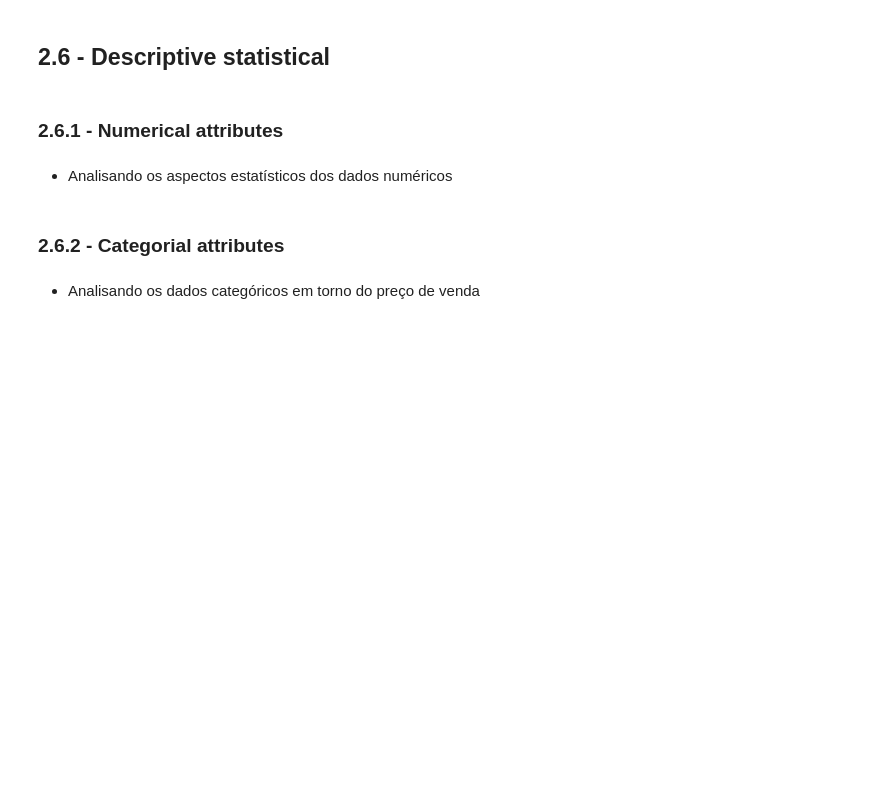
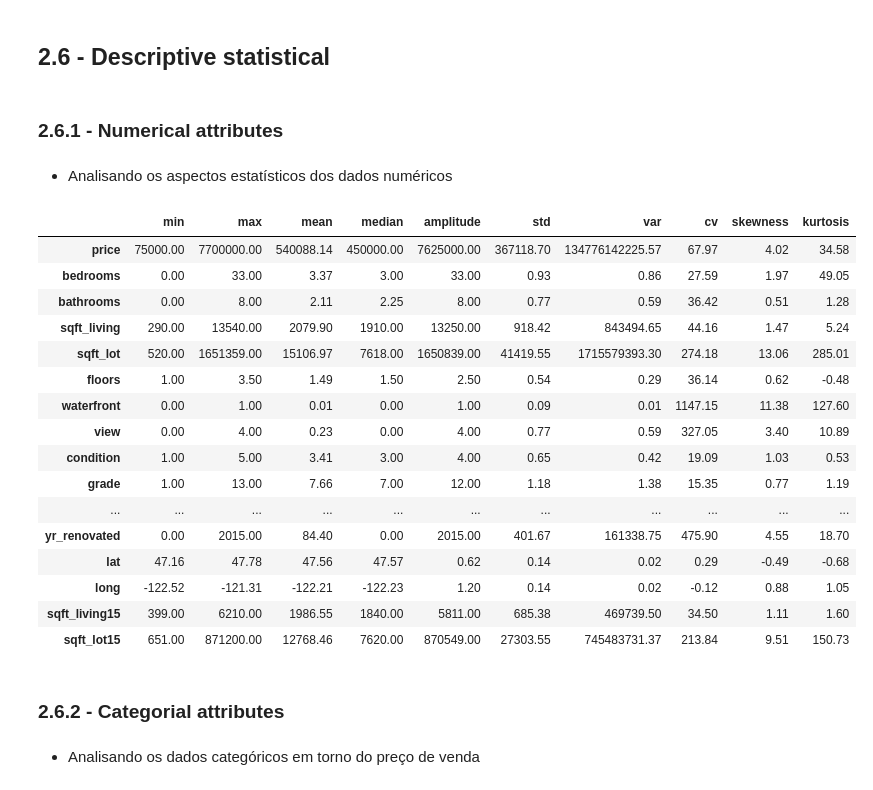
Before and after one commit to Mat004/house_rocket_new, a Jupyter notebook: House Rocket - EDA.ipynb, the cells around one changed output. Cells and saved outputs as stored; diff of their text form; code cells hidden in the pictures; blank space fills up the shorter version.

```diff
--- a/House Rocket - EDA.ipynb
+++ b/House Rocket - EDA.ipynb
@@ -127,30 +187,26 @@ cat_attributes = df1.select_dtypes(exclude=['int64', 'float64'])
 ### 2.6.1 - Numerical attributes
 # %% [markdown]
  - Analisando os aspectos estatísticos dos dados numéricos
-# %%
-def attributes(data):
-    #Medidas de tendência central
-    minimo = num_attributes.apply(np.min)
-    maximo = num_attributes.apply(np.max)
-    media = num_attributes.apply(np.mean)
-    mediana = num_attributes.apply(np.median)
-
-    #Medidas de dispersão
-    amplitude = num_attributes.apply(np.max) - num_attributes.apply(np.min)
-    desvio_padrao = num_attributes.apply(np.std)
-    variancia = num_attributes.apply(np.var)
-    cv = (desvio_padrao / media)*100
-
-    #Medidas de distribuição dos dados
-    skewness = num_attributes.apply(skew)
-    kurt = num_attributes.apply(kurtosis)
-
-    data_attributes = pd.concat([minimo, maximo, media, mediana, amplitude, desvio_padrao, variancia, cv, skewness, kurt], axis=1)
-
-    columns_new = ['min', 'max', 'mean', 'median', 'amplitude', 'std', 'var', 'cv', 'skewness', 'kurtosis']
-    data_attributes.columns=columns_new
-
-    return data_attributes
+# %%
+attributes(num_attributes)
+# %% [output]
+|  | min | max | mean | median | amplitude | std | var | cv | skewness | kurtosis |
+| price | 75000.00 | 7700000.00 | 540088.14 | 450000.00 | 7625000.00 | 367118.70 | 134776142225.57 | 67.97 | 4.02 | 34.58 |
+| bedrooms | 0.00 | 33.00 | 3.37 | 3.00 | 33.00 | 0.93 | 0.86 | 27.59 | 1.97 | 49.05 |
+| bathrooms | 0.00 | 8.00 | 2.11 | 2.25 | 8.00 | 0.77 | 0.59 | 36.42 | 0.51 | 1.28 |
+| sqft_living | 290.00 | 13540.00 | 2079.90 | 1910.00 | 13250.00 | 918.42 | 843494.65 | 44.16 | 1.47 | 5.24 |
+| sqft_lot | 520.00 | 1651359.00 | 15106.97 | 7618.00 | 1650839.00 | 41419.55 | 1715579393.30 | 274.18 | 13.06 | 285.01 |
+| floors | 1.00 | 3.50 | 1.49 | 1.50 | 2.50 | 0.54 | 0.29 | 36.14 | 0.62 | -0.48 |
+| waterfront | 0.00 | 1.00 | 0.01 | 0.00 | 1.00 | 0.09 | 0.01 | 1147.15 | 11.38 | 127.60 |
+| view | 0.00 | 4.00 | 0.23 | 0.00 | 4.00 | 0.77 | 0.59 | 327.05 | 3.40 | 10.89 |
+| condition | 1.00 | 5.00 | 3.41 | 3.00 | 4.00 | 0.65 | 0.42 | 19.09 | 1.03 | 0.53 |
+| grade | 1.00 | 13.00 | 7.66 | 7.00 | 12.00 | 1.18 | 1.38 | 15.35 | 0.77 | 1.19 |
+| ... | ... | ... | ... | ... | ... | ... | ... | ... | ... | ... |
+| yr_renovated | 0.00 | 2015.00 | 84.40 | 0.00 | 2015.00 | 401.67 | 161338.75 | 475.90 | 4.55 | 18.70 |
+| lat | 47.16 | 47.78 | 47.56 | 47.57 | 0.62 | 0.14 | 0.02 | 0.29 | -0.49 | -0.68 |
+| long | -122.52 | -121.31 | -122.21 | -122.23 | 1.20 | 0.14 | 0.02 | -0.12 | 0.88 | 1.05 |
+| sqft_living15 | 399.00 | 6210.00 | 1986.55 | 1840.00 | 5811.00 | 685.38 | 469739.50 | 34.50 | 1.11 | 1.60 |
+| sqft_lot15 | 651.00 | 871200.00 | 12768.46 | 7620.00 | 870549.00 | 27303.55 | 745483731.37 | 213.84 | 9.51 | 150.73 |
 # %% [markdown]
 ### 2.6.2 - Categorial attributes
 # %% [markdown]
```
Also changed, not shown: parts of 4 cells of this notebook.
